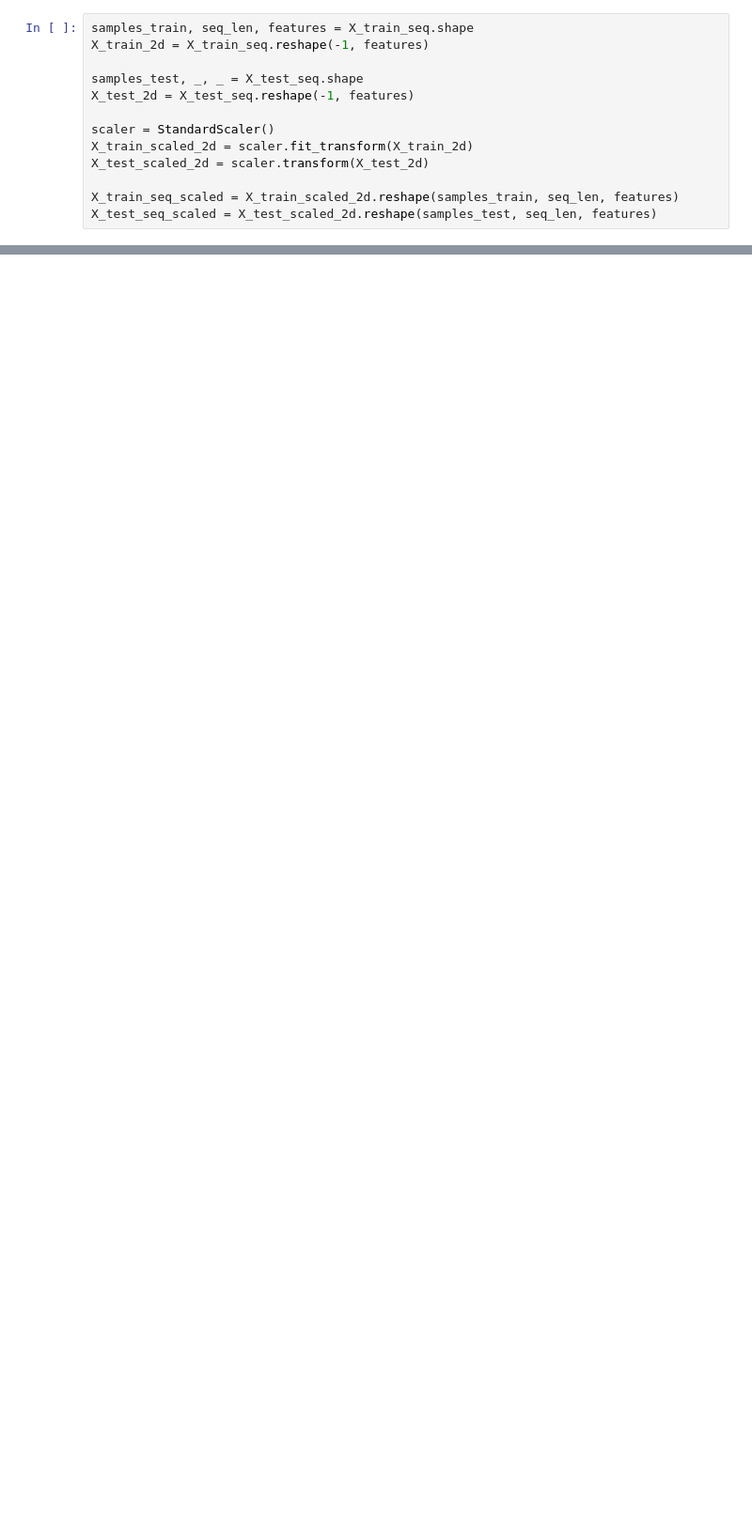
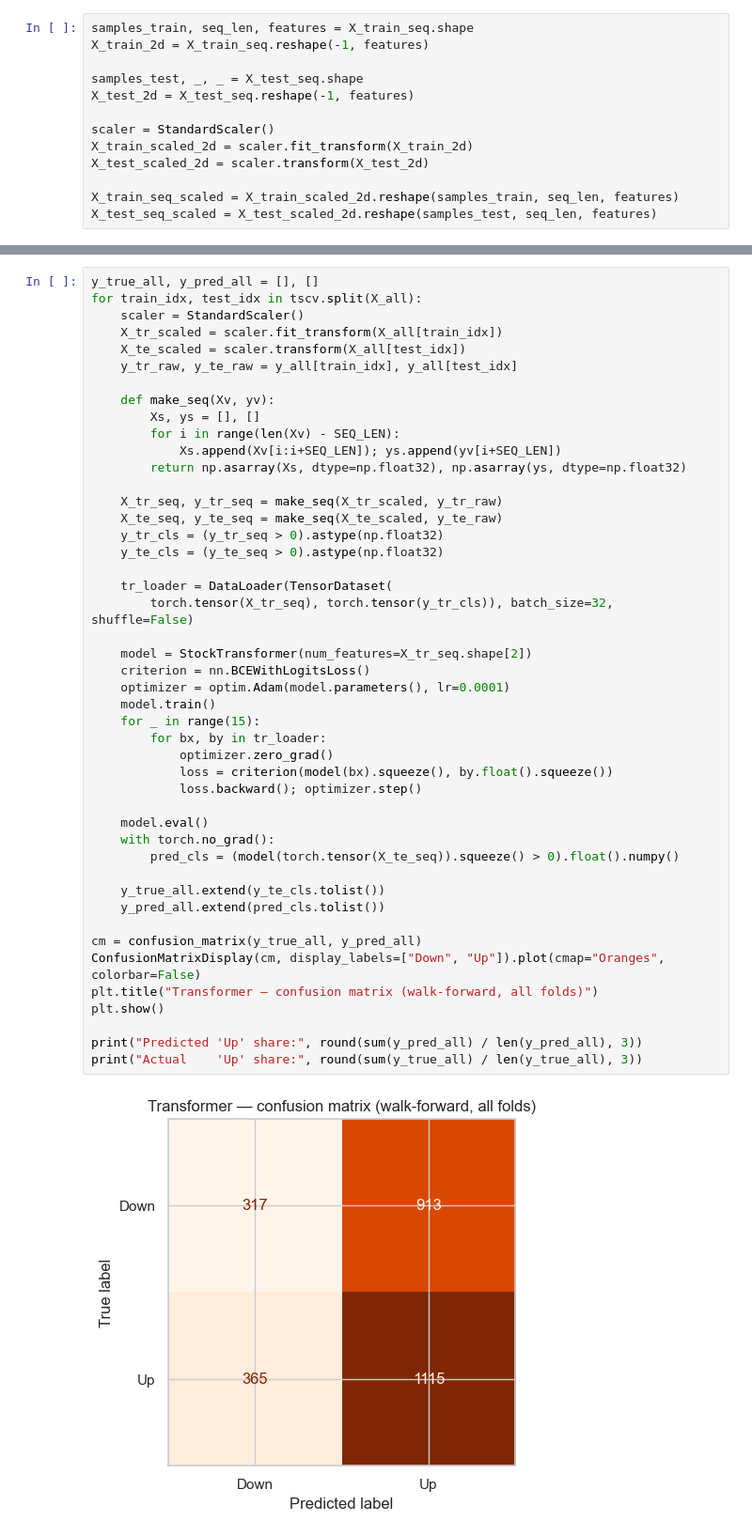
Before and after one commit to MariaNowacka/ml_project, a Jupyter notebook: ML_methods_up_pred.ipynb, the cells around one changed output, grey strips where cells are left out. Shown at 94% size. Saved outputs shown, nothing was run; the diff lists cells and outputs as text; blank space fills up the shorter version.

```diff
--- a/ML_methods_up_pred.ipynb
+++ b/ML_methods_up_pred.ipynb
@@ -388,0 +510,48 @@ print(f"\nTransformer walk-forward:  mean={np.mean(transformer_scores):.4f}  std
+# %%
+y_true_all, y_pred_all = [], []
+for train_idx, test_idx in tscv.split(X_all):
+    scaler = StandardScaler()
+    X_tr_scaled = scaler.fit_transform(X_all[train_idx])
+    X_te_scaled = scaler.transform(X_all[test_idx])
+    y_tr_raw, y_te_raw = y_all[train_idx], y_all[test_idx]
+
+    def make_seq(Xv, yv):
+        Xs, ys = [], []
+        for i in range(len(Xv) - SEQ_LEN):
+            Xs.append(Xv[i:i+SEQ_LEN]); ys.append(yv[i+SEQ_LEN])
+        return np.asarray(Xs, dtype=np.float32), np.asarray(ys, dtype=np.float32)
+
+    X_tr_seq, y_tr_seq = make_seq(X_tr_scaled, y_tr_raw)
+    X_te_seq, y_te_seq = make_seq(X_te_scaled, y_te_raw)
+    y_tr_cls = (y_tr_seq > 0).astype(np.float32)
+    y_te_cls = (y_te_seq > 0).astype(np.float32)
+
+    tr_loader = DataLoader(TensorDataset(
+        torch.tensor(X_tr_seq), torch.tensor(y_tr_cls)), batch_size=32, shuffle=False)
+
+    model = StockTransformer(num_features=X_tr_seq.shape[2])
+    criterion = nn.BCEWithLogitsLoss()
+    optimizer = optim.Adam(model.parameters(), lr=0.0001)
+    model.train()
+    for _ in range(15):
+        for bx, by in tr_loader:
+            optimizer.zero_grad()
+            loss = criterion(model(bx).squeeze(), by.float().squeeze())
+            loss.backward(); optimizer.step()
+
+    model.eval()
+    with torch.no_grad():
+        pred_cls = (model(torch.tensor(X_te_seq)).squeeze() > 0).float().numpy()
+
+    y_true_all.extend(y_te_cls.tolist())
+    y_pred_all.extend(pred_cls.tolist())
+
+cm = confusion_matrix(y_true_all, y_pred_all)
+ConfusionMatrixDisplay(cm, display_labels=["Down", "Up"]).plot(cmap="Oranges", colorbar=False)
+plt.title("Transformer — confusion matrix (walk-forward, all folds)")
+plt.show()
+
+print("Predicted 'Up' share:", round(sum(y_pred_all) / len(y_pred_all), 3))
+print("Actual    'Up' share:", round(sum(y_true_all) / len(y_true_all), 3))
+# %% [output]
+[figure, added]
```
Also changed, not shown: parts of 10 cells of this notebook.
